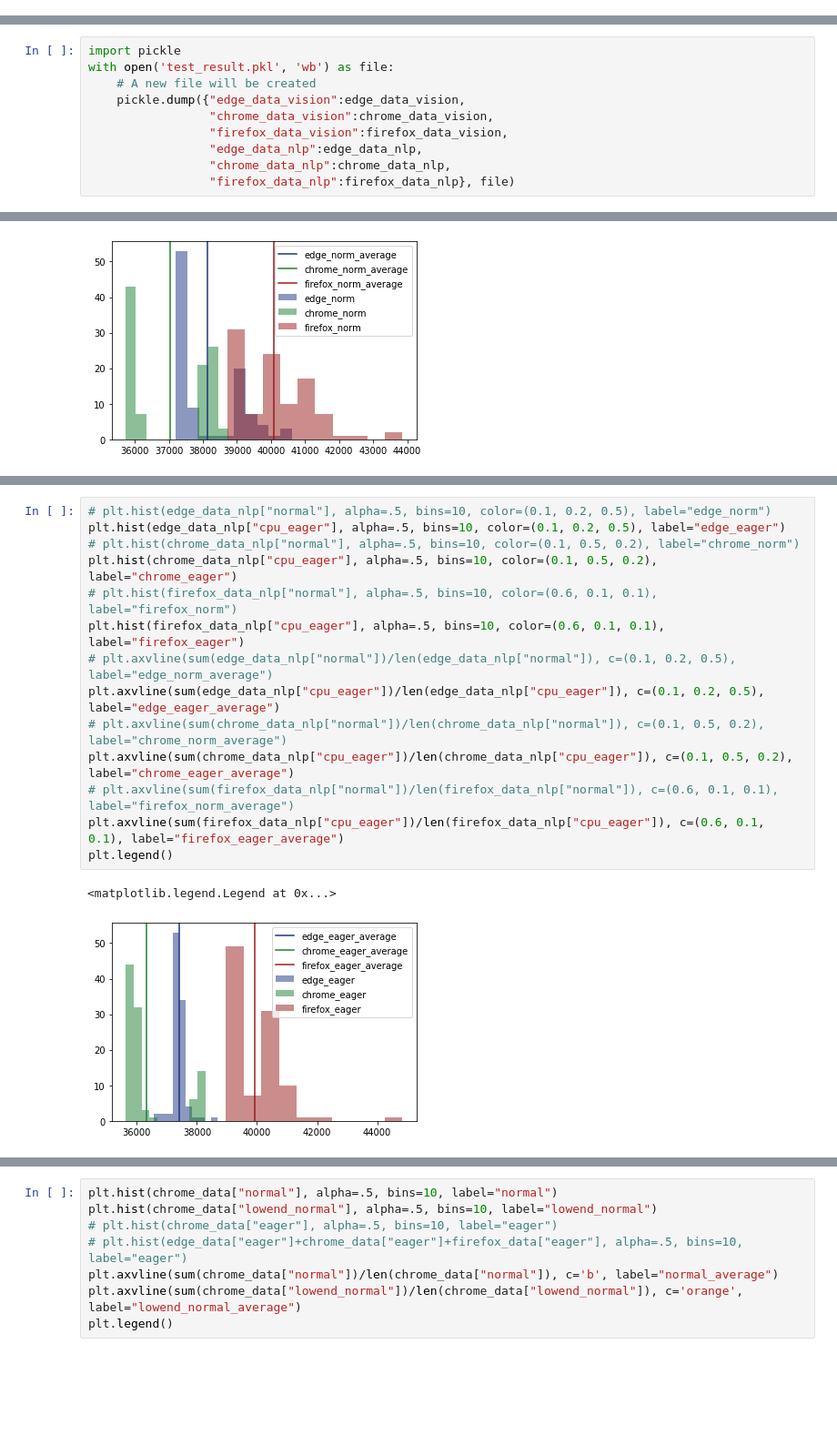
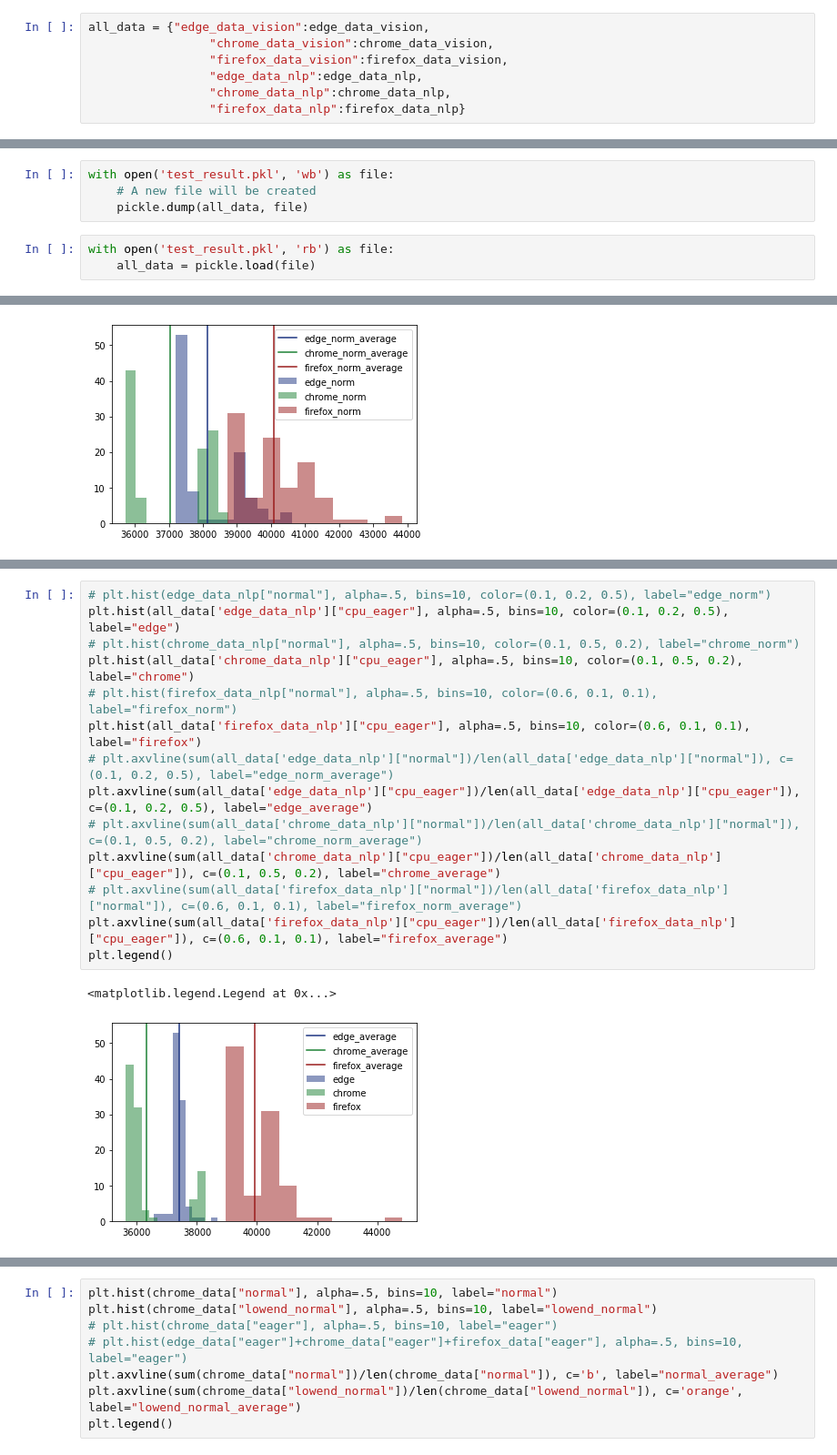
Before and after one commit to woodyhoko/tfjs_wasm, a Jupyter notebook: test.ipynb, the cells around one changed output, grey strips where cells are left out. Shown: that part at 91% size. Drawn from its saved outputs; the diff is of its cells as text; blank space fills up the shorter version.

```diff
--- a/test.ipynb
+++ b/test.ipynb
@@ -129,3 +129,10 @@ for backend in ["wasm", "cpu"]:
             if backend+"_"+mode not in firefox_data_nlp:
                 firefox_data_nlp[backend+"_"+mode] = []
             firefox_data_nlp[backend+"_"+mode] += result
+# %%
+all_data = {"edge_data_vision":edge_data_vision,
+                 "chrome_data_vision":chrome_data_vision,
+                 "firefox_data_vision":firefox_data_vision,
+                 "edge_data_nlp":edge_data_nlp,
+                 "chrome_data_nlp":chrome_data_nlp,
+                 "firefox_data_nlp":firefox_data_nlp}
@@ -132,11 +141,8 @@ for backend in ["wasm", "cpu"]:
 # %%
-import pickle
 with open('test_result.pkl', 'wb') as file:
     # A new file will be created
-    pickle.dump({"edge_data_vision":edge_data_vision,
-                 "chrome_data_vision":chrome_data_vision,
-                 "firefox_data_vision":firefox_data_vision,
-                 "edge_data_nlp":edge_data_nlp,
-                 "chrome_data_nlp":chrome_data_nlp,
-                 "firefox_data_nlp":firefox_data_nlp}, file)
+    pickle.dump(all_data, file)
+# %%
+with open('test_result.pkl', 'rb') as file:
+    all_data = pickle.load(file)
 # %%
@@ -313,18 +333,18 @@ plt.legend()
 # %%
 # plt.hist(edge_data_nlp["normal"], alpha=.5, bins=10, color=(0.1, 0.2, 0.5), label="edge_norm")
-plt.hist(edge_data_nlp["cpu_eager"], alpha=.5, bins=10, color=(0.1, 0.2, 0.5), label="edge_eager")
+plt.hist(all_data['edge_data_nlp']["cpu_eager"], alpha=.5, bins=10, color=(0.1, 0.2, 0.5), label="edge")
 # plt.hist(chrome_data_nlp["normal"], alpha=.5, bins=10, color=(0.1, 0.5, 0.2), label="chrome_norm")
-plt.hist(chrome_data_nlp["cpu_eager"], alpha=.5, bins=10, color=(0.1, 0.5, 0.2), label="chrome_eager")
+plt.hist(all_data['chrome_data_nlp']["cpu_eager"], alpha=.5, bins=10, color=(0.1, 0.5, 0.2), label="chrome")
 # plt.hist(firefox_data_nlp["normal"], alpha=.5, bins=10, color=(0.6, 0.1, 0.1), label="firefox_norm")
-plt.hist(firefox_data_nlp["cpu_eager"], alpha=.5, bins=10, color=(0.6, 0.1, 0.1), label="firefox_eager")
-# plt.axvline(sum(edge_data_nlp["normal"])/len(edge_data_nlp["normal"]), c=(0.1, 0.2, 0.5), label="edge_norm_average")
-plt.axvline(sum(edge_data_nlp["cpu_eager"])/len(edge_data_nlp["cpu_eager"]), c=(0.1, 0.2, 0.5), label="edge_eager_average")
-# plt.axvline(sum(chrome_data_nlp["normal"])/len(chrome_data_nlp["normal"]), c=(0.1, 0.5, 0.2), label="chrome_norm_average")
-plt.axvline(sum(chrome_data_nlp["cpu_eager"])/len(chrome_data_nlp["cpu_eager"]), c=(0.1, 0.5, 0.2), label="chrome_eager_average")
-# plt.axvline(sum(firefox_data_nlp["normal"])/len(firefox_data_nlp["normal"]), c=(0.6, 0.1, 0.1), label="firefox_norm_average")
-plt.axvline(sum(firefox_data_nlp["cpu_eager"])/len(firefox_data_nlp["cpu_eager"]), c=(0.6, 0.1, 0.1), label="firefox_eager_average")
+plt.hist(all_data['firefox_data_nlp']["cpu_eager"], alpha=.5, bins=10, color=(0.6, 0.1, 0.1), label="firefox")
+# plt.axvline(sum(all_data['edge_data_nlp']["normal"])/len(all_data['edge_data_nlp']["normal"]), c=(0.1, 0.2, 0.5), label="edge_norm_average")
+plt.axvline(sum(all_data['edge_data_nlp']["cpu_eager"])/len(all_data['edge_data_nlp']["cpu_eager"]), c=(0.1, 0.2, 0.5), label="edge_average")
+# plt.axvline(sum(all_data['chrome_data_nlp']["normal"])/len(all_data['chrome_data_nlp']["normal"]), c=(0.1, 0.5, 0.2), label="chrome_norm_average")
+plt.axvline(sum(all_data['chrome_data_nlp']["cpu_eager"])/len(all_data['chrome_data_nlp']["cpu_eager"]), c=(0.1, 0.5, 0.2), label="chrome_average")
+# plt.axvline(sum(all_data['firefox_data_nlp']["normal"])/len(all_data['firefox_data_nlp']["normal"]), c=(0.6, 0.1, 0.1), label="firefox_norm_average")
+plt.axvline(sum(all_data['firefox_data_nlp']["cpu_eager"])/len(all_data['firefox_data_nlp']["cpu_eager"]), c=(0.6, 0.1, 0.1), label="firefox_average")
 plt.legend()
 # %% [output]
 <matplotlib.legend.Legend at 0x...>
-[figure, old version]
+[figure, new version]
 # %%
```
Also changed, not shown: parts of 7 cells of this notebook, 2 other files.
